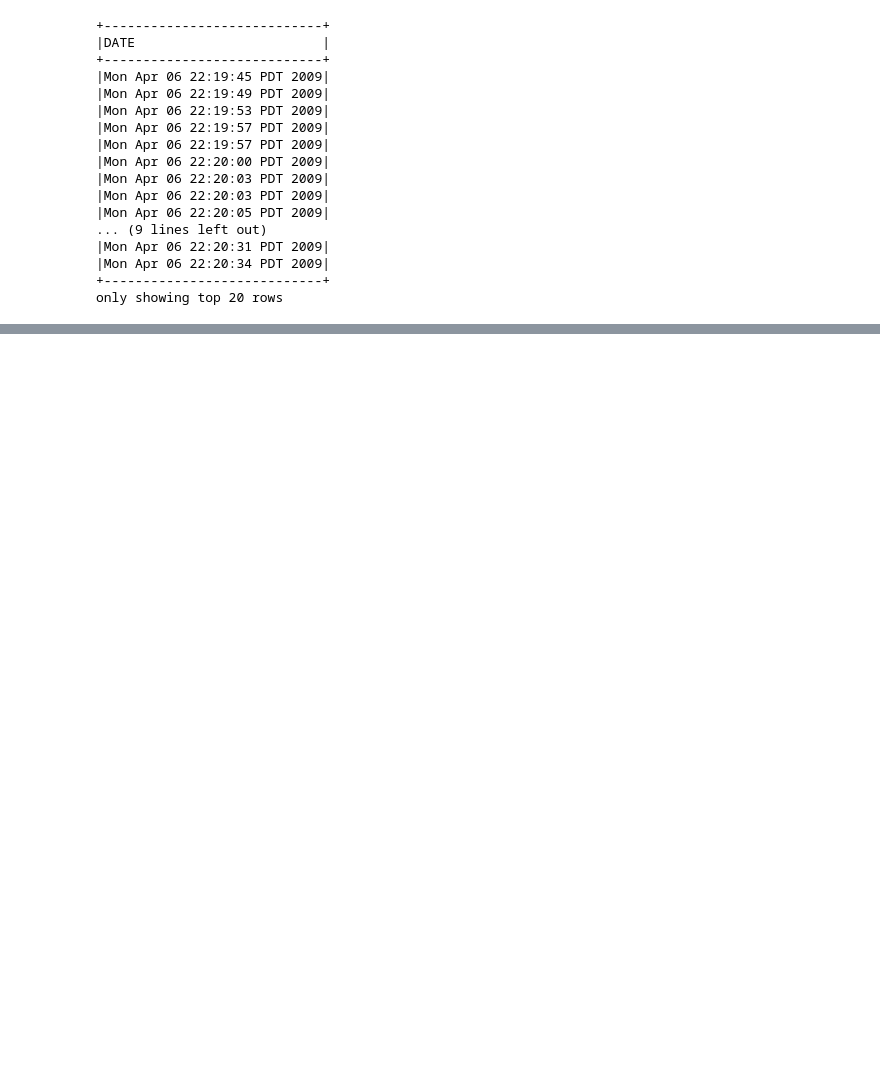
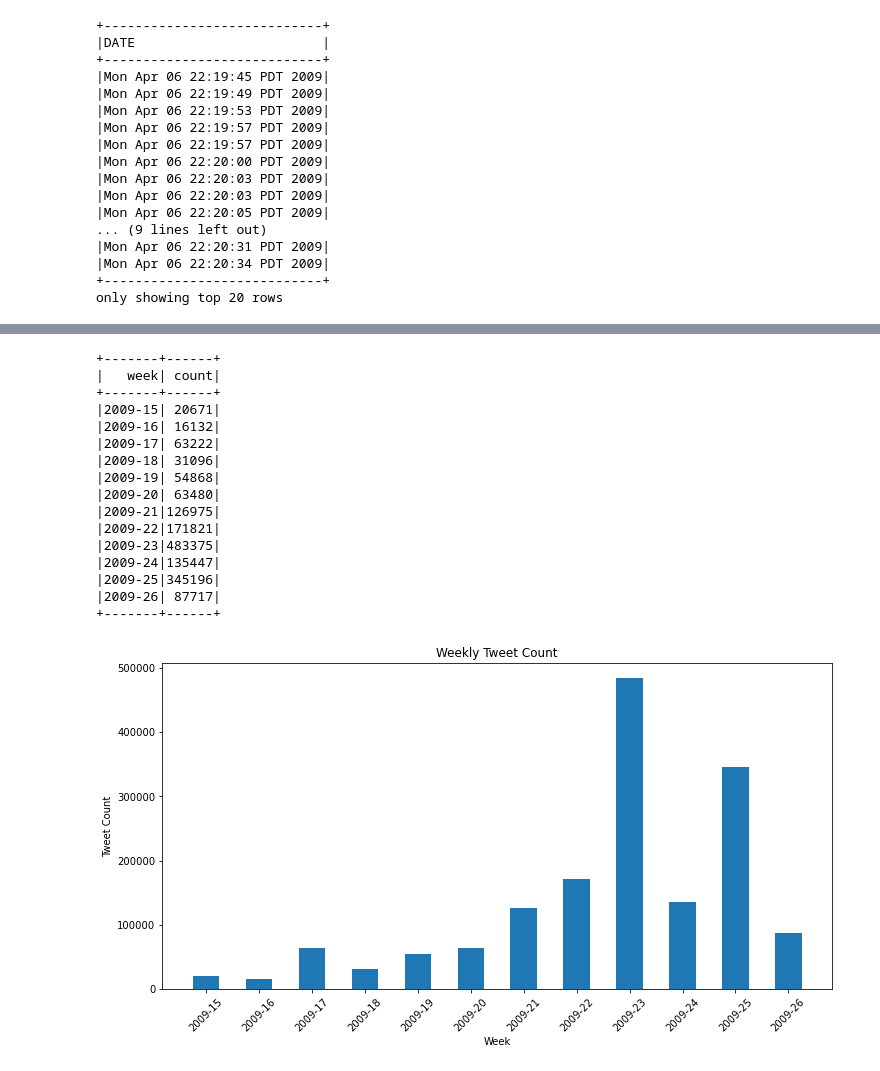
Before and after one commit to mzmalkoc/S2CA2_2023034, a Jupyter notebook: S2CA2.ipynb, the cells around one changed output, grey strips where cells are left out. Drawn from its saved outputs; the diff is of its cells as text; code cells hidden in the pictures; blank space fills up the shorter version.

Commit message:
Ready to Sentimental Analysis

```diff
--- a/S2CA2.ipynb
+++ b/S2CA2.ipynb
@@ -152,7 +152,7 @@ df1.show(5)
 only showing top 5 rows
 # %%
 # The second method for renamed the column names
-df = df.selectExpr("_c0 as ID", "_c1 as TIMESTAMP", "_c2 as DATE", "_c3 as FLAG", "_c4 as USER", "_c5 as TEXT")
+df = df.selectExpr("_c0 as ID", "_c1 as STAMP", "_c2 as DATE", "_c3 as FLAG", "_c4 as USER", "_c5 as TEXT")
 df.show(5)
 # %% [output]
 +---+----------+--------------------+--------+---------------+--------------------+
@@ -223,6 +223,6 @@ USER has 254498 duplicate values.
 TEXT has 8434 duplicate values.
 # %%
 # Drop the selected columns
-df = df.drop("TIMESTAMP", "FLAG")
+df = df.drop("STAMP", "FLAG", "USER")
 df.show(5)
 # %% [output]
@@ -757,0 +846,9 @@ only showing top 20 rows
+# %%
+from pyspark.sql import functions as F
+from pyspark.sql.types import TimestampType
+
+date_df = date_df.withColumn("TIMESTAMP", F.to_timestamp(date_df["DATE"], "EEE MMM dd HH:mm:ss Z yyyy"))
+
+date_df = date_df.withColumn("TIMESTAMP", F.col("TIMESTAMP").cast(TimestampType()))
+
+date_df.show(5, truncate=False)
@@ -757,0 +866,6 @@ only showing top 20 rows
+# %%
+# Sort ascending via TIMESTAMP column
+date_df = date_df.orderBy("TIMESTAMP", ascending=True)
+
+# Show sorted DataFrame
+date_df.show(truncate=False)
@@ -757,0 +902,39 @@ only showing top 20 rows
+# %%
+import matplotlib.pyplot as plt
+from pyspark.sql.functions import date_format
+
+# 1-Week Analysis
+weekly_data = date_df.groupBy(date_format("TIMESTAMP", "yyyy-ww")).count()
+weekly_data = weekly_data.withColumnRenamed("date_format(TIMESTAMP, yyyy-ww)", "week")
+weekly_data = weekly_data.orderBy("week", ascending=True)
+weekly_data.show()
+
+# Get the result and visualize it
+weekly_data_pd = weekly_data.toPandas()
+
+# Plot for 1-Week Time Series
+plt.figure(figsize=(12, 6))
+plt.bar(weekly_data_pd["week"], weekly_data_pd["count"], width=0.5)
+plt.title("Weekly Tweet Count")
+plt.xlabel("Week")
+plt.ylabel("Tweet Count")
+plt.xticks(rotation=45)
+plt.show()
+# %% [output]
++-------+------+
+|   week| count|
++-------+------+
+|2009-15| 20671|
+|2009-16| 16132|
+|2009-17| 63222|
+|2009-18| 31096|
+|2009-19| 54868|
+|2009-20| 63480|
+|2009-21|126975|
+|2009-22|171821|
+|2009-23|483375|
+|2009-24|135447|
+|2009-25|345196|
+|2009-26| 87717|
++-------+------+
+[figure, added]
```
Also changed, not shown: parts of 44 cells of this notebook.
